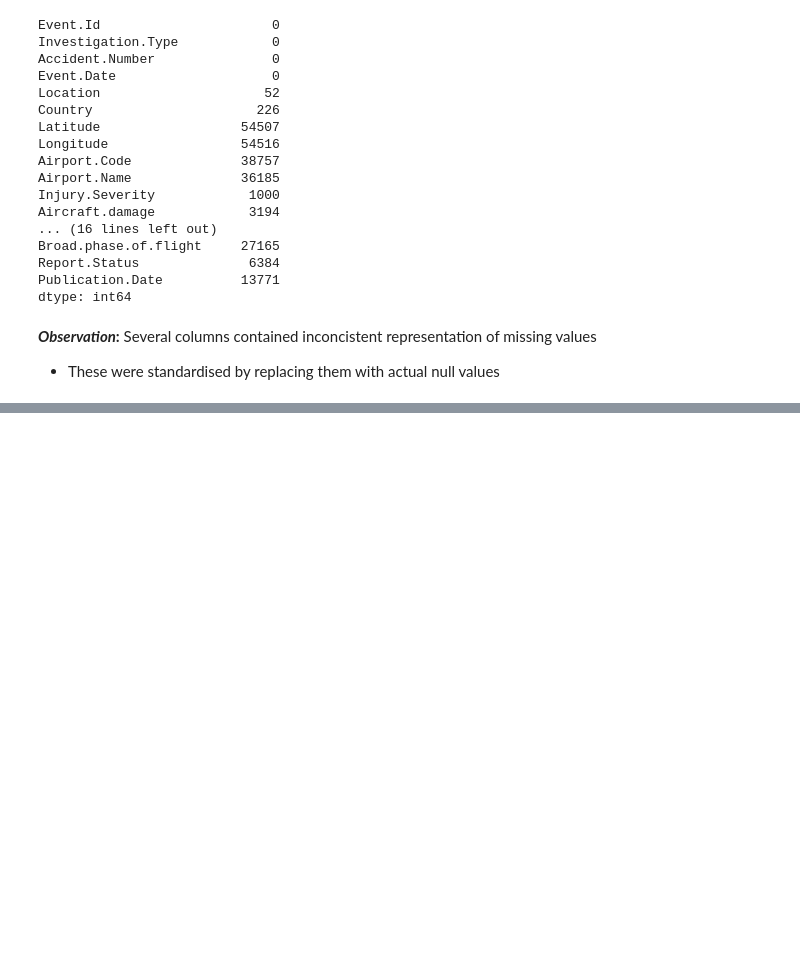
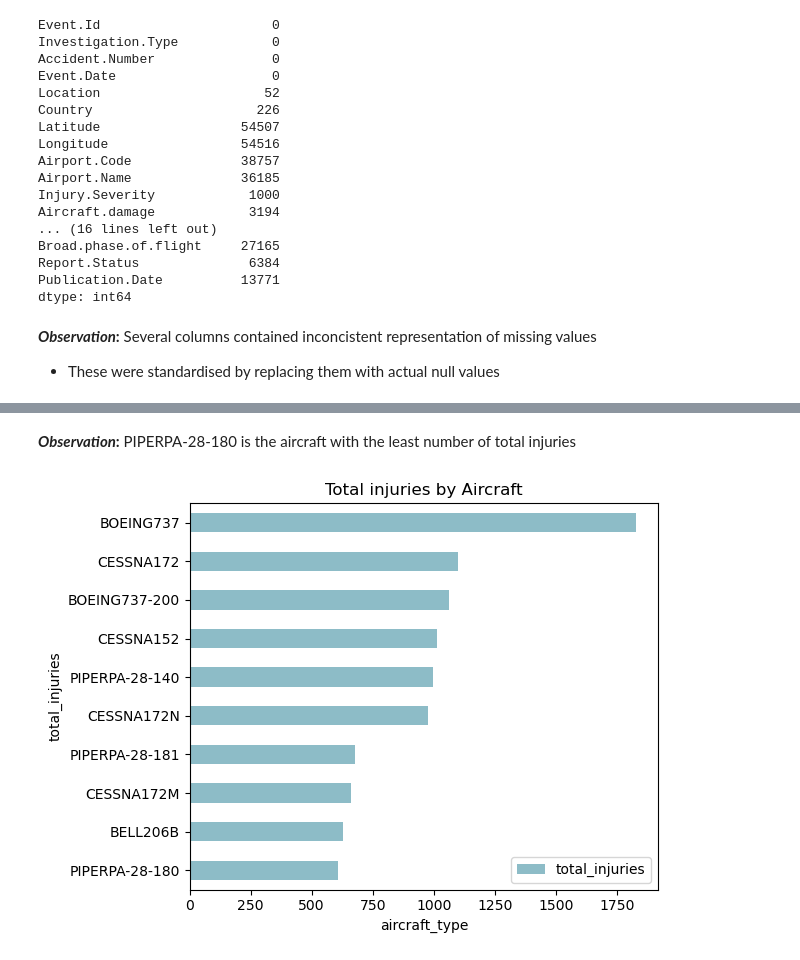
Before and after one commit to Peris-Kigo/aviation-accidents-project, a Jupyter notebook: student.ipynb, the cells around one changed output, grey strips where cells are left out. Cells and saved outputs as stored; diff of their text form; code cells hidden in the pictures; blank space fills up the shorter version.

```diff
--- a/student.ipynb
+++ b/student.ipynb
@@ -239,0 +329,4 @@ __*Observation*:__ The data had different entries of the Models with different f
+# %%
+injuries_by_type = df1.groupby('aircraft_type')['total_injuries'].sum().reset_index()
+injuries_by_type = injuries_by_type.sort_values(by = 'total_injuries', ascending = False)
+injuries_by_type.head(10)
@@ -239,0 +347,3 @@ __*Observation*:__ The data had different entries of the Models with different f
+# %%
+injuries_by_type = injuries_by_type.sort_values(by = 'total_injuries', ascending = True)
+injuries_by_type.tail(10)
@@ -239,0 +362,12 @@ __*Observation*:__ The data had different entries of the Models with different f
+# %% [markdown]
+__*Observation*:__ PIPERPA-28-180 is the aircraft with the least number of total injuries
+# %%
+injuries_by_type.tail(10).plot(kind= 'barh',x='aircraft_type', y='total_injuries', color= '#8DBCC7')
+plt.title('Total injuries by Aircraft')
+plt.xlabel('aircraft_type')
+plt.ylabel('total_injuries')
+plt.tight_layout()
+plt.savefig('images/Total_injuries_by_Aircraft.png', dpi=300, bbox_inches='tight')
+plt.show()
+# %% [output]
+[figure, added]
```
Also changed, not shown: parts of 31 cells of this notebook, 7 other files.
